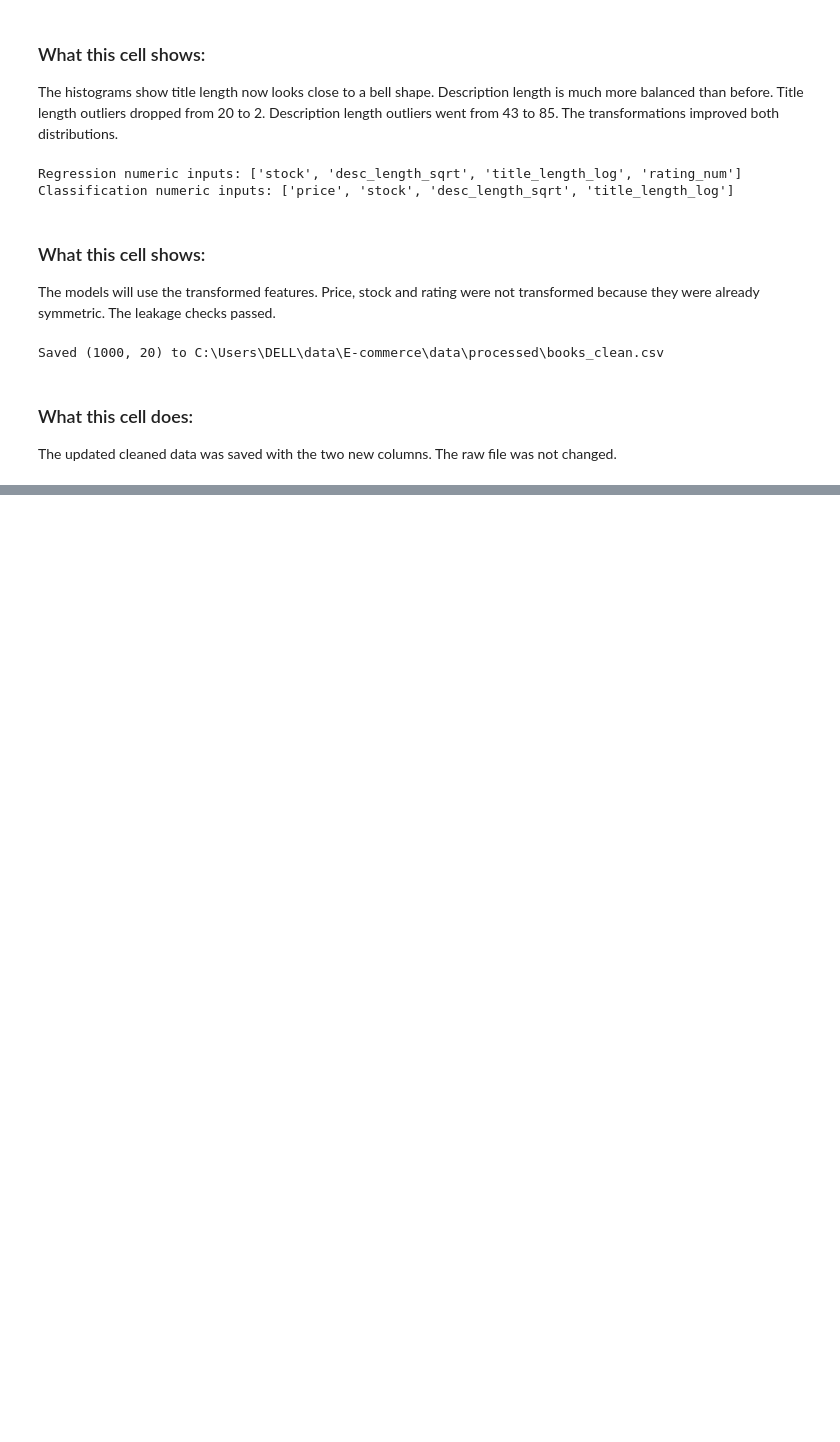
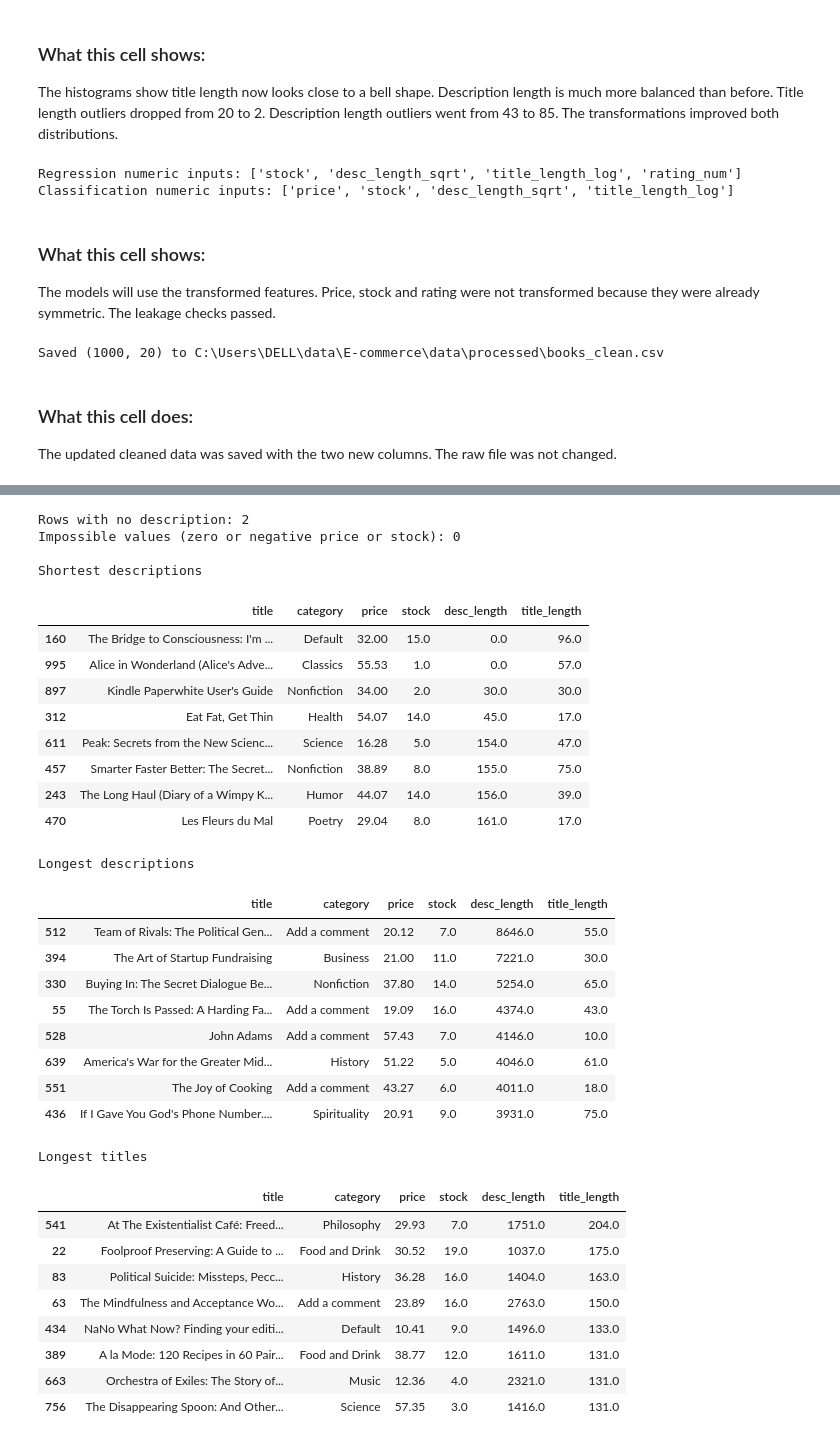
Before and after one commit to l253042/E-commerce, a Jupyter notebook: notebooks/E-commerce.ipynb, the cells around one changed output, grey strips where cells are left out. Saved outputs shown, nothing was run; the diff lists cells and outputs as text; code cells hidden in the pictures; blank space fills up the shorter version.

```diff
--- a/notebooks/E-commerce.ipynb
+++ b/notebooks/E-commerce.ipynb
@@ -932,0 +979,46 @@ The updated cleaned data was saved with the two new columns. The raw file was no
+# %%
+cols = ["title", "category", "price", "stock", "desc_length", "title_length"]
+
+print("Rows with no description:", (clean["description"] == "").sum())
+print("Impossible values (zero or negative price or stock):", (clean[["price", "stock"]] <= 0).sum().sum())
+
+print("\nShortest descriptions")
+display(clean.nsmallest(8, "desc_length")[cols])
+print("Longest descriptions")
+display(clean.nlargest(8, "desc_length")[cols])
+print("Longest titles")
+display(clean.nlargest(8, "title_length")[cols])
+# %% [output]
+Rows with no description: 2
+Impossible values (zero or negative price or stock): 0
+
+Shortest descriptions
+|  | title | category | price | stock | desc_length | title_length |
+| 160 | The Bridge to Consciousness: I'm ... | Default | 32.00 | 15.0 | 0.0 | 96.0 |
+| 995 | Alice in Wonderland (Alice's Adve... | Classics | 55.53 | 1.0 | 0.0 | 57.0 |
+| 897 | Kindle Paperwhite User's Guide | Nonfiction | 34.00 | 2.0 | 30.0 | 30.0 |
+| 312 | Eat Fat, Get Thin | Health | 54.07 | 14.0 | 45.0 | 17.0 |
+| 611 | Peak: Secrets from the New Scienc... | Science | 16.28 | 5.0 | 154.0 | 47.0 |
+| 457 | Smarter Faster Better: The Secret... | Nonfiction | 38.89 | 8.0 | 155.0 | 75.0 |
+| 243 | The Long Haul (Diary of a Wimpy K... | Humor | 44.07 | 14.0 | 156.0 | 39.0 |
+| 470 | Les Fleurs du Mal | Poetry | 29.04 | 8.0 | 161.0 | 17.0 |
+Longest descriptions
+|  | title | category | price | stock | desc_length | title_length |
+| 512 | Team of Rivals: The Political Gen... | Add a comment | 20.12 | 7.0 | 8646.0 | 55.0 |
+| 394 | The Art of Startup Fundraising | Business | 21.00 | 11.0 | 7221.0 | 30.0 |
+| 330 | Buying In: The Secret Dialogue Be... | Nonfiction | 37.80 | 14.0 | 5254.0 | 65.0 |
+| 55 | The Torch Is Passed: A Harding Fa... | Add a comment | 19.09 | 16.0 | 4374.0 | 43.0 |
+| 528 | John Adams | Add a comment | 57.43 | 7.0 | 4146.0 | 10.0 |
+| 639 | America's War for the Greater Mid... | History | 51.22 | 5.0 | 4046.0 | 61.0 |
+| 551 | The Joy of Cooking | Add a comment | 43.27 | 6.0 | 4011.0 | 18.0 |
+| 436 | If I Gave You God's Phone Number.... | Spirituality | 20.91 | 9.0 | 3931.0 | 75.0 |
+Longest titles
+|  | title | category | price | stock | desc_length | title_length |
+| 541 | At The Existentialist Café: Freed... | Philosophy | 29.93 | 7.0 | 1751.0 | 204.0 |
+| 22 | Foolproof Preserving: A Guide to ... | Food and Drink | 30.52 | 19.0 | 1037.0 | 175.0 |
+| 83 | Political Suicide: Missteps, Pecc... | History | 36.28 | 16.0 | 1404.0 | 163.0 |
+| 63 | The Mindfulness and Acceptance Wo... | Add a comment | 23.89 | 16.0 | 2763.0 | 150.0 |
+| 434 | NaNo What Now? Finding your editi... | Default | 10.41 | 9.0 | 1496.0 | 133.0 |
+| 389 | A la Mode: 120 Recipes in 60 Pair... | Food and Drink | 38.77 | 12.0 | 1611.0 | 131.0 |
+| 663 | Orchestra of Exiles: The Story of... | Music | 12.36 | 4.0 | 2321.0 | 131.0 |
+| 756 | The Disappearing Spoon: And Other... | Science | 57.35 | 3.0 | 1416.0 | 131.0 |
```
Also changed, not shown: parts of 11 cells of this notebook, 1 other file.
